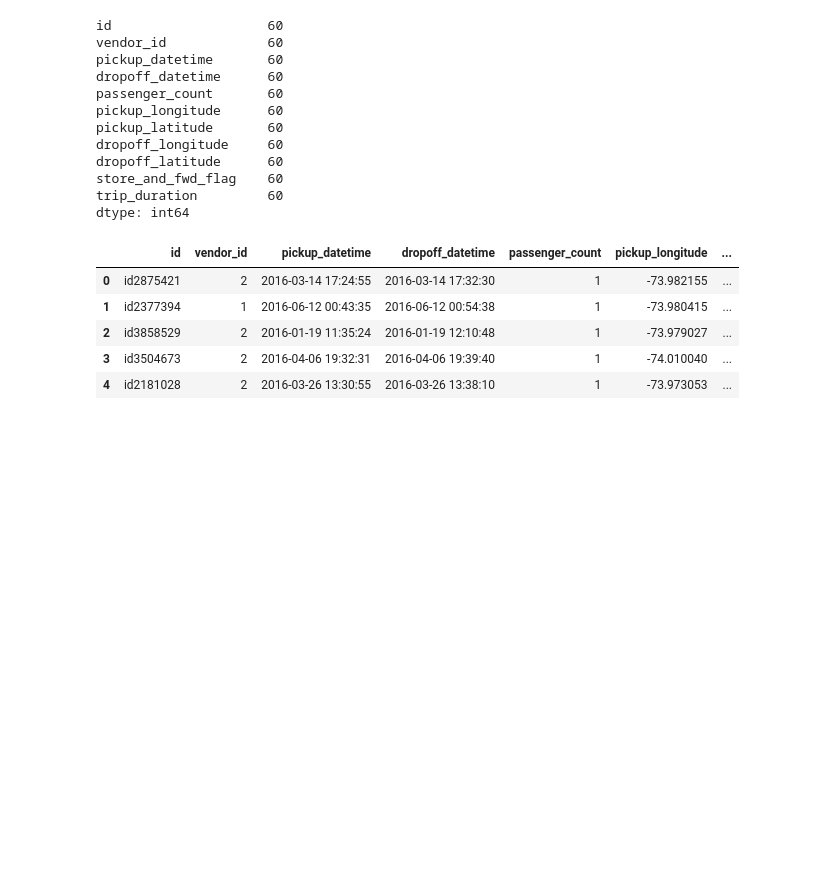
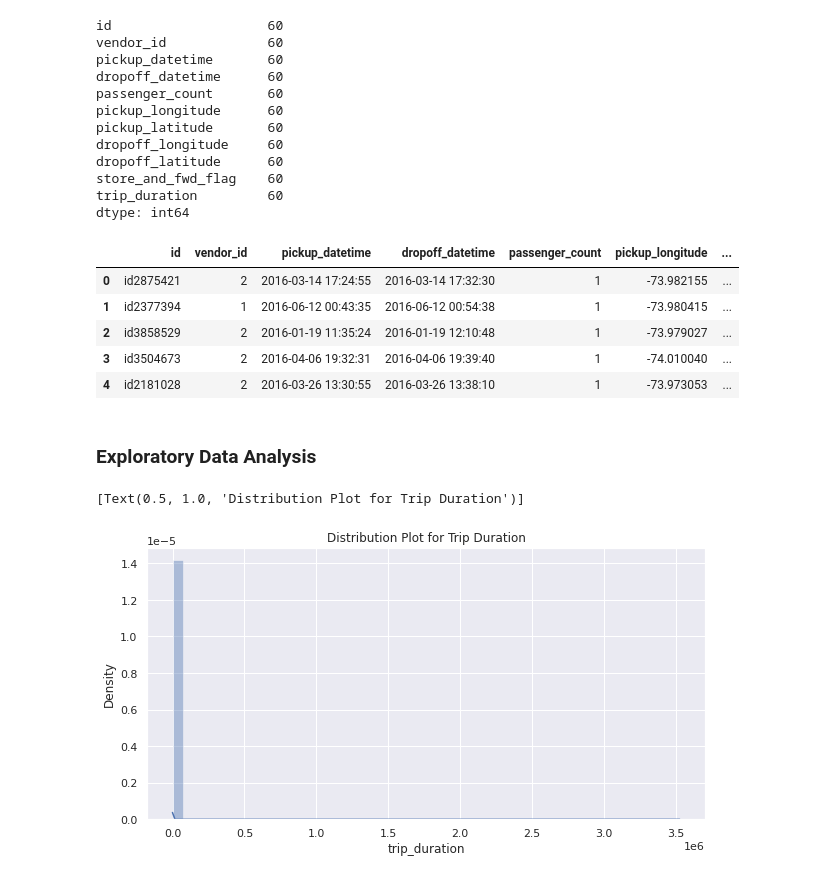
Before and after one commit to AnshRockstar/NYC-Taxi-Trip-Duration-Prediction, a Jupyter notebook: NYC_Taxi_Trip_Time_Prediction_Capstone_Project.ipynb, the cells around one changed output. Drawn from its saved outputs; the diff is of its cells as text; code cells hidden in the pictures; blank space fills up the shorter version.

```diff
--- a/NYC_Taxi_Trip_Time_Prediction_Capstone_Project.ipynb
+++ b/NYC_Taxi_Trip_Time_Prediction_Capstone_Project.ipynb
@@ -211,3 +211,13 @@ nyc_df.head()
 | 2 | id3858529 | 2 | 2016-01-19 11:35:24 | 2016-01-19 12:10:48 | 1 | -73.979027 | ... |
 | 3 | id3504673 | 2 | 2016-04-06 19:32:31 | 2016-04-06 19:39:40 | 1 | -74.010040 | ... |
 | 4 | id2181028 | 2 | 2016-03-26 13:30:55 | 2016-03-26 13:38:10 | 1 | -73.973053 | ... |
+# %% [markdown]
+
+ ### Exploratory Data Analysis
+# %%
+#Dependent variable 'trip_duration'
+plt.figure(figsize=(10,5))
+sns.distplot(nyc_df['trip_duration'],color="b").set(title='Distribution Plot for Trip Duration')
+# %% [output]
+[Text(0.5, 1.0, 'Distribution Plot for Trip Duration')]
+[figure, added]
```
Also changed, not shown: parts of 13 cells of this notebook.
